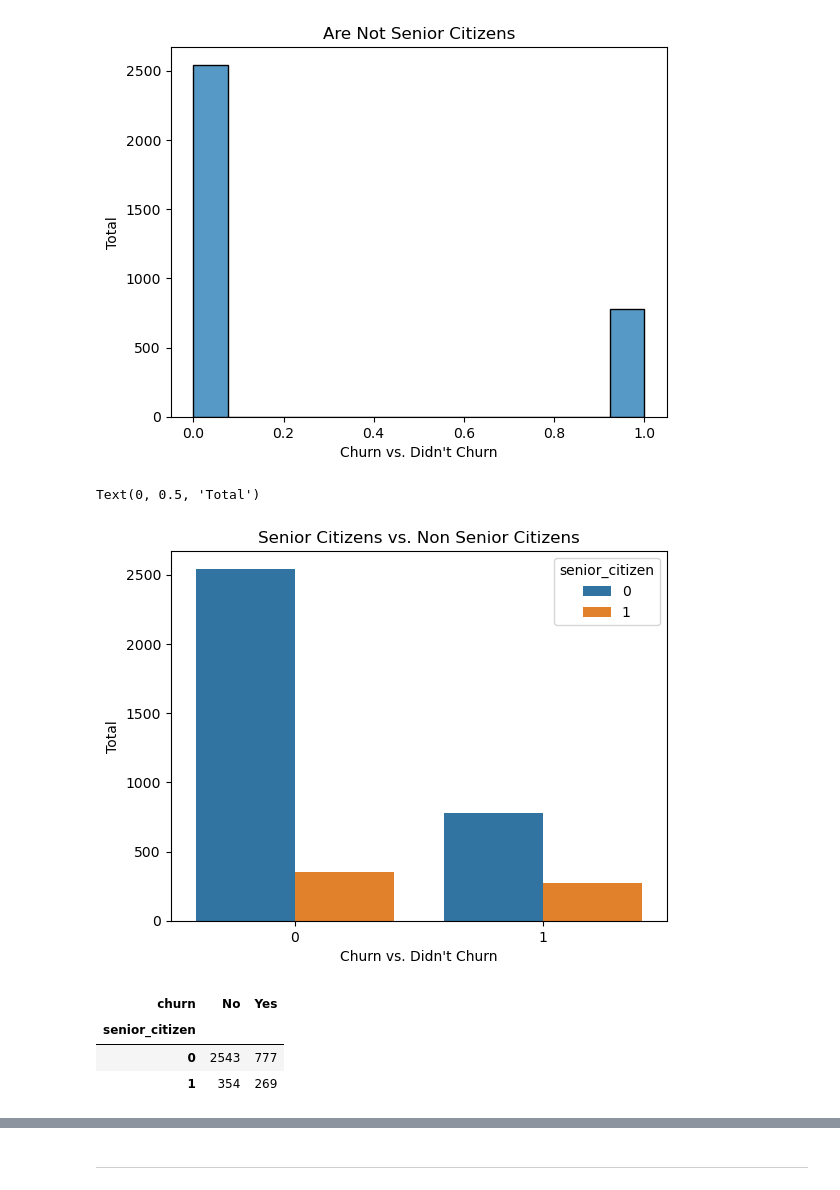
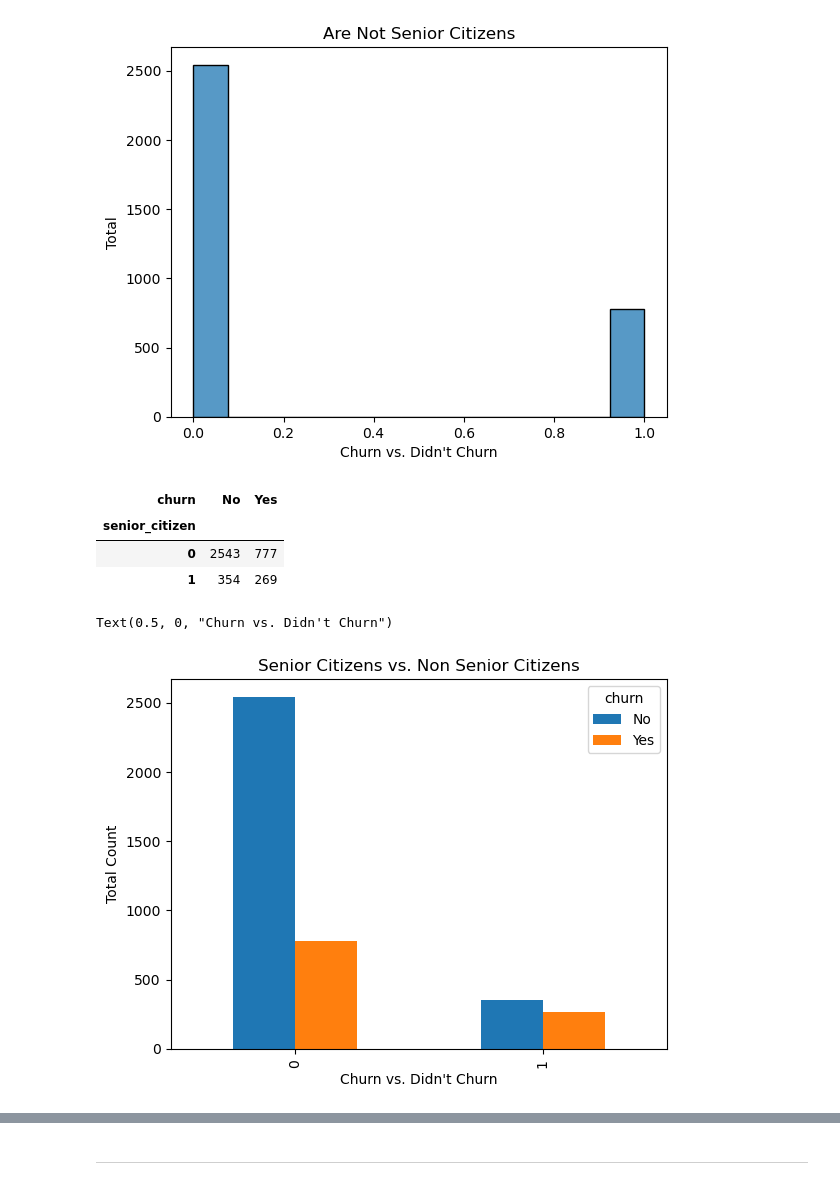
Before and after one commit to EstebanHernandez0/Predicting_Customer_Status, a Jupyter notebook: Final_Report.ipynb, the cells around one changed output, grey strips where cells are left out. Saved outputs shown, nothing was run; the diff lists cells and outputs as text; code cells hidden in the pictures.

```diff
--- a/Final_Report.ipynb
+++ b/Final_Report.ipynb
@@ -163,14 +155,6 @@ Text(0, 0.5, 'Total')
 [figure]
 # %%
 alpha = 0.05
-# %%
-sns.countplot(data= train, x= 'churn_encoded', hue= 'senior_citizen')
-plt.title('Senior Citizens vs. Non Senior Citizens')
-plt.xlabel("Churn vs. Didn't Churn")
-plt.ylabel('Total')
-# %% [output]
-Text(0, 0.5, 'Total')
-[figure, removed]
 # %%
 # created crosstab
 observed = pd.crosstab(train.senior_citizen, train.churn)
@@ -186,0 +167,9 @@ observed
+# %%
+# plotting the crosstab
+observed.plot.bar()
+plt.ylabel('Total Count')
+plt.title('Senior Citizens vs. Non Senior Citizens')
+plt.xlabel("Churn vs. Didn't Churn")
+# %% [output]
+Text(0.5, 0, "Churn vs. Didn't Churn")
+[figure, added]
```
Also changed, not shown: parts of 46 cells of this notebook.
